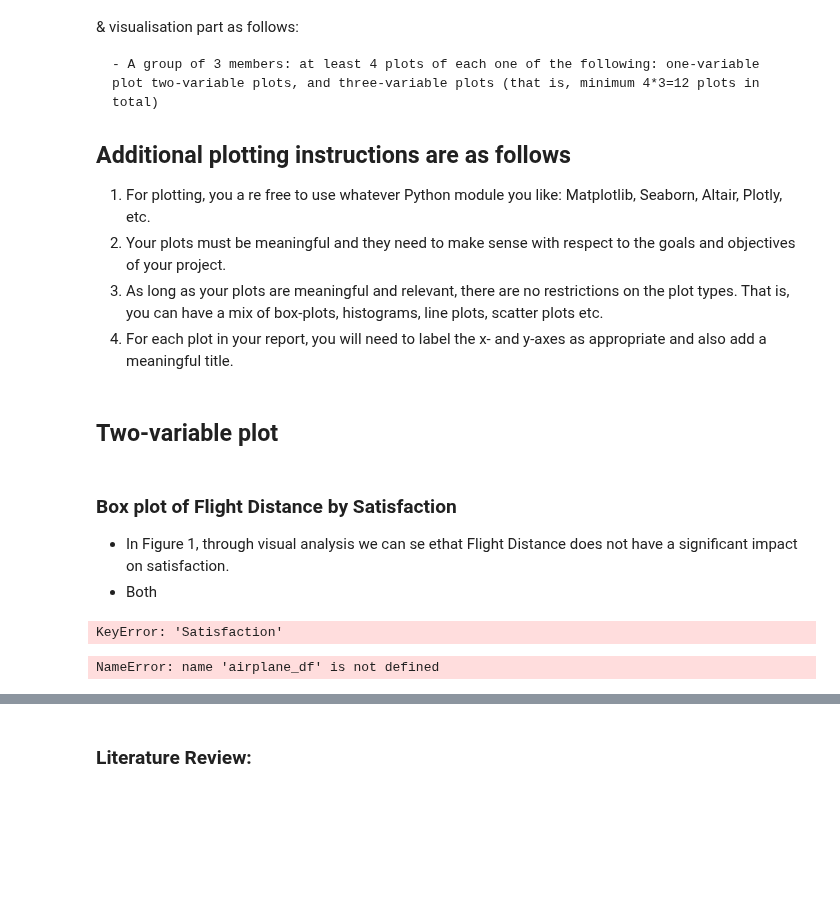
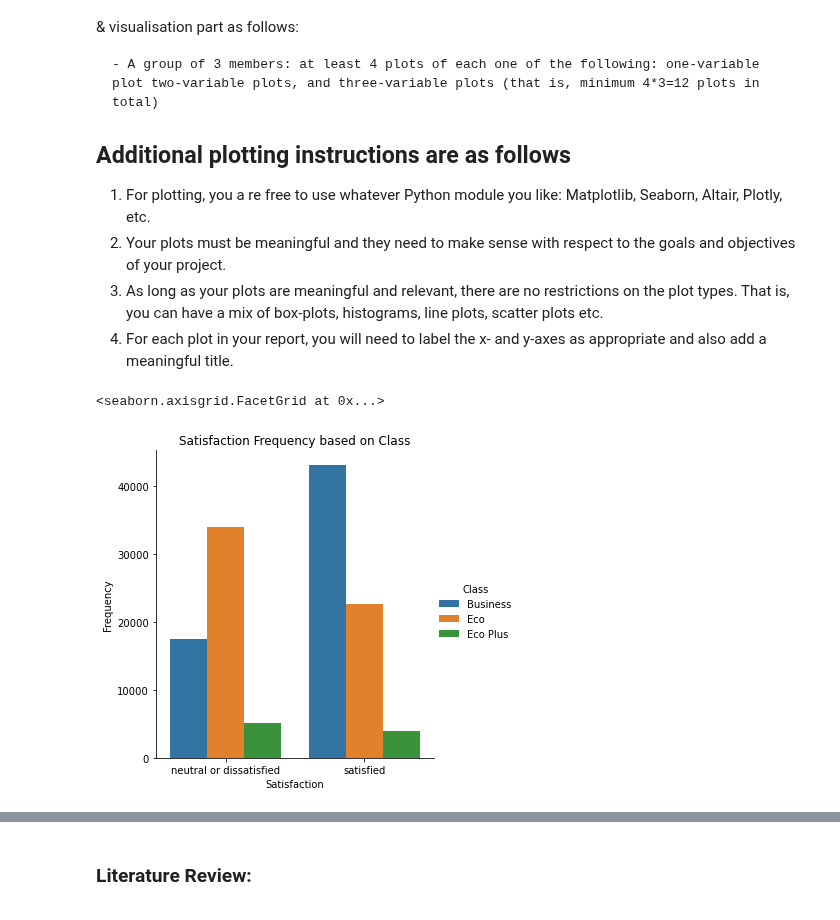
Before and after one commit to Mattjben/Passeneger-satisfaction-machine-learning, a Jupyter notebook: Phase 1_Airplane.ipynb, the cells around one changed output, grey strips where cells are left out. Cells and saved outputs as stored; diff of their text form; code cells hidden in the pictures; blank space fills up the shorter version.

```diff
--- a/Phase 1_Airplane.ipynb
+++ b/Phase 1_Airplane.ipynb
@@ -395,21 +393,9 @@ The minimum number of different plots you need to include in your Phase 1 report
 2. Your plots must be meaningful and they need to make sense with respect to the goals and objectives of your project.
 3. As long as your plots are meaningful and relevant, there are no restrictions on the plot types. That is, you can have a mix of box-plots, histograms, line plots, scatter plots etc.
 4. For each plot in your report, you will need to label the x- and y-axes as appropriate and also add a meaningful title.
-# %% [markdown]
-## Two-variable plot
-# %% [markdown]
-### Box plot of Flight Distance by Satisfaction
-- In Figure 1, through visual analysis we can se ethat Flight Distance does not have a significant impact on satisfaction.
-- Both
-# %%
-airplane_df['Flight Distance'].groupby(['Satisfaction']).describe()
-# %% [output]
-KeyError: 'Satisfaction'
-# %%
-# Plotting satisfaction by flight distance
-plt.figure(figsize = (15,8))
-sns.boxplot(airplane_df['Satisfaction'], airplane_df['Flight Distance'])
-plt.title('Figure 1: Boxplot of Flight Distance by Satisfaction', fontsize = 15)
-plt.show()
-# %% [output]
-NameError: name 'airplane_df' is not defined
+# %%
+count = df.groupby(["Class", "Satisfaction"]).size().reset_index(name="Frequency")
+sns.catplot(x = "Satisfaction", y = "Frequency",  hue= "Class", kind="bar", data=count,).set(title='Satisfaction Frequency based on Class')
+# %% [output]
+<seaborn.axisgrid.FacetGrid at 0x...>
+[figure, added]
```
Also changed, not shown: parts of 6 cells of this notebook.
